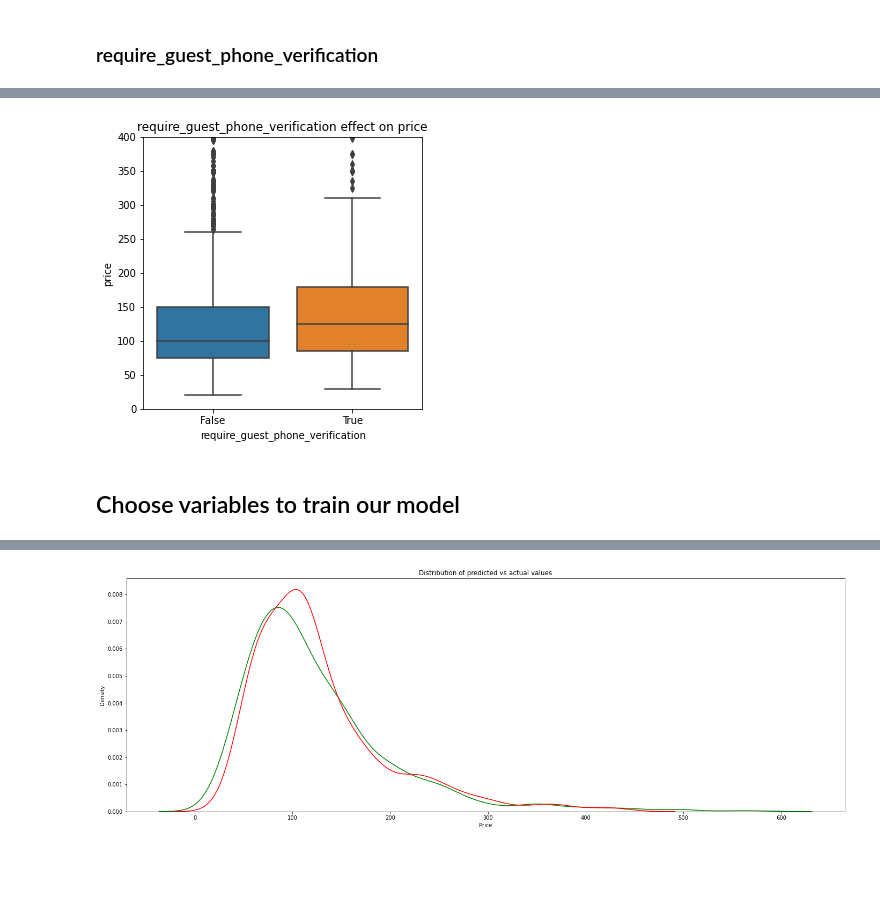
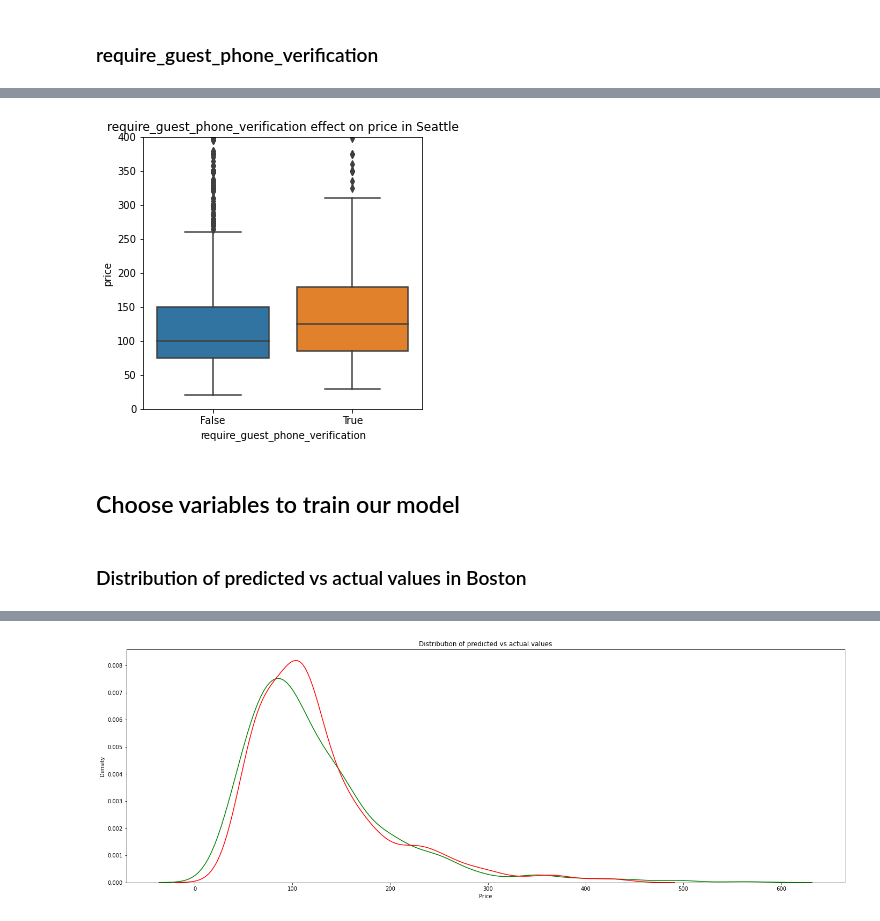
Before and after one commit to ivanmang/Airbnb-data-analysis, a Jupyter notebook: price_predict.ipynb, the cells around one changed output, grey strips where cells are left out. Cells and saved outputs as stored; diff of their text form; code cells hidden in the pictures; blank space fills up the shorter version.

```diff
--- a/price_predict.ipynb
+++ b/price_predict.ipynb
@@ -511,13 +491,13 @@ plt.show()
 # %%
 plt.figure(figsize=(5,5))
-plt.title("require_guest_phone_verification effect on price")
+plt.title("require_guest_phone_verification effect on price in Seattle")
 
 sns.boxplot(data=df_listings_sea, x='require_guest_phone_verification', y='price')
 
 plt.ylim([0,400])
 plt.show()
 # %% [output]
-[figure, old version]
+[figure, new version]
 # %% [markdown]
 ## Choose variables to train our model
 # %%
@@ -585,6 +565,8 @@ def train_and_fit_model(X, y):
     plt.show()
     print("Mean squared error of {0}: {1}".format(model, mse))
     print("R2 score : {0}".format(r2))
+# %% [markdown]
+### Distribution of predicted vs actual values in Boston
 # %%
 X, y = clean_data(df_listings_bos)
 train_and_fit_model(X, y)
```
Also changed, not shown: parts of 23 cells of this notebook, 1 other file.
